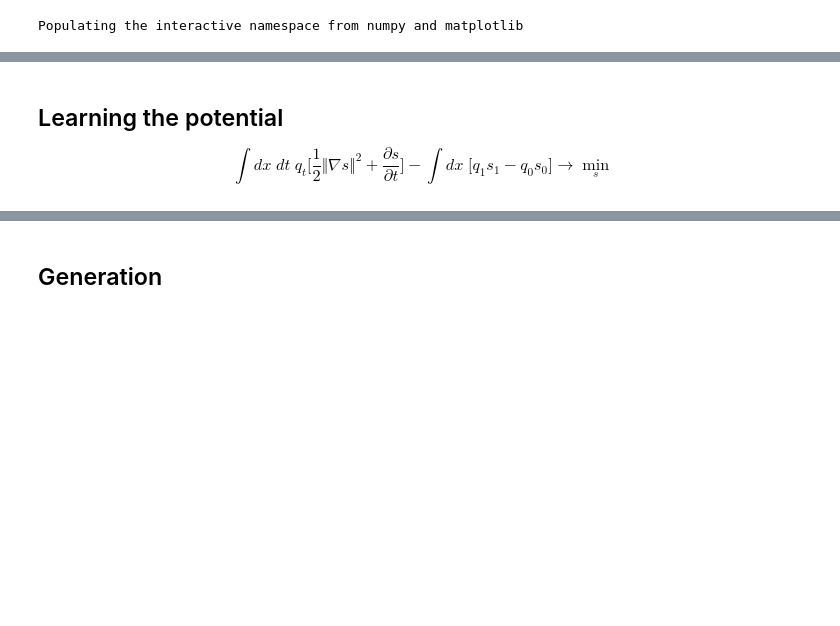
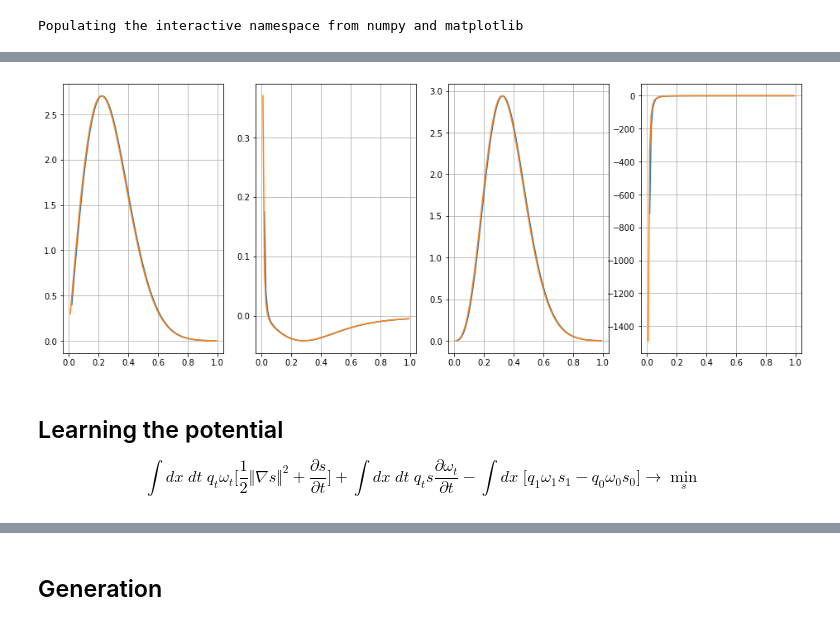
Before and after one commit to necludov/action-matching-pytorch, a Jupyter notebook: notebooks/VP-DDPM.ipynb, the cells around one changed output, grey strips where cells are left out. Drawn from its saved outputs; the diff is of its cells as text; code cells hidden in the pictures; blank space fills up the shorter version.

```diff
--- a/notebooks/VP-DDPM.ipynb
+++ b/notebooks/VP-DDPM.ipynb
@@ -52,4 +58,26 @@ plt.grid()
+# %%
+figsize(16,6)
+dt = 1e-2
+t = torch.arange(1e-2,1.0,dt)
+plt.subplot(141)
+plt.plot(t[1:], np.diff(w1(t).numpy())/dt)
+plt.plot(t, dw1dt(t).numpy())
+plt.grid()
+plt.subplot(142)
+plt.plot(t[1:], np.diff(w2(t).numpy())/dt)
+plt.plot(t, dw2dt(t).numpy())
+plt.grid()
+plt.subplot(143)
+plt.plot(t[1:], np.diff(w3(t).numpy())/dt)
+plt.plot(t, dw3dt(t).numpy())
+plt.grid()
+plt.subplot(144)
+plt.plot(t[1:], np.diff(w4(t).numpy())/dt)
+plt.plot(t, dw4dt(t).numpy())
+plt.grid()
+# %% [output]
+[figure, added]
 # %% [markdown]
 ## Learning the potential
 
-$$\int dx\;dt\;q_t\bigg[\frac{1}{2}\Vert\nabla s\Vert^2 + \frac{\partial s}{\partial t}\bigg] - \int dx\;\bigg[ q_1s_1 - q_0s_0\bigg] \to \min_s$$
+$$\int dx\;dt\;q_t\omega_t\bigg[\frac{1}{2}\Vert\nabla s\Vert^2 + \frac{\partial s}{\partial t}\bigg] + \int dx\;dt\; q_ts\frac{\partial \omega_t}{\partial t} - \int dx\;\bigg[ q_1\omega_1s_1 - q_0\omega_0s_0\bigg] \to \min_s$$
```
Also changed, not shown: parts of 18 cells of this notebook, 18 other files.
